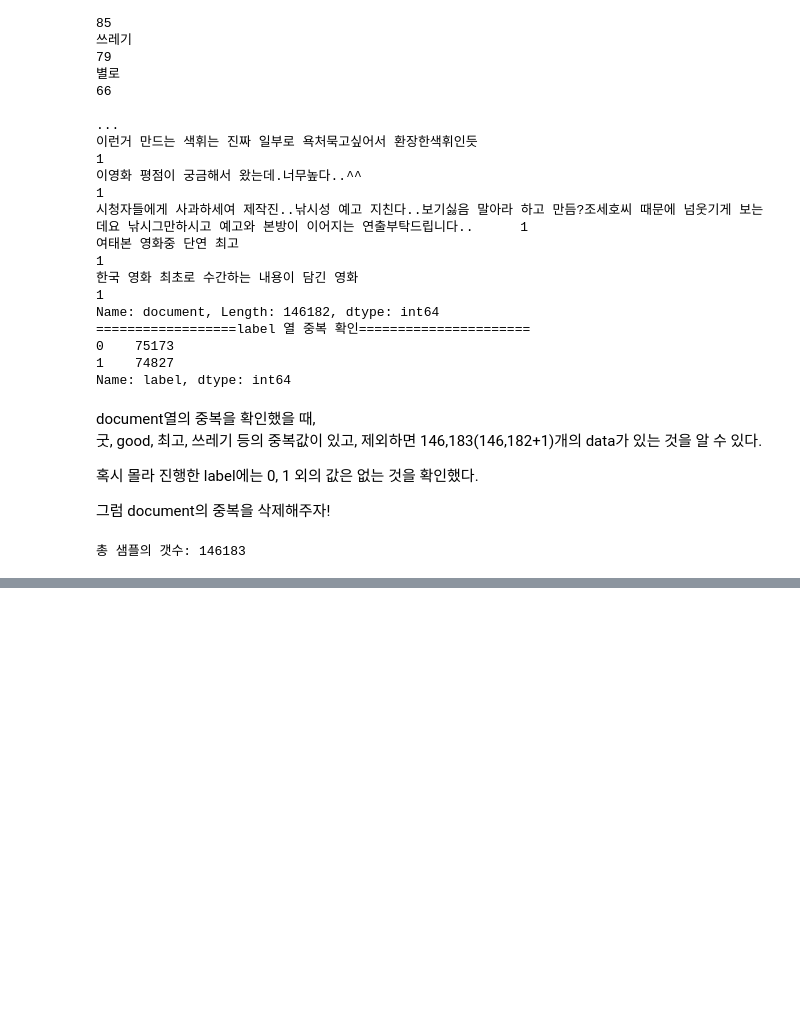
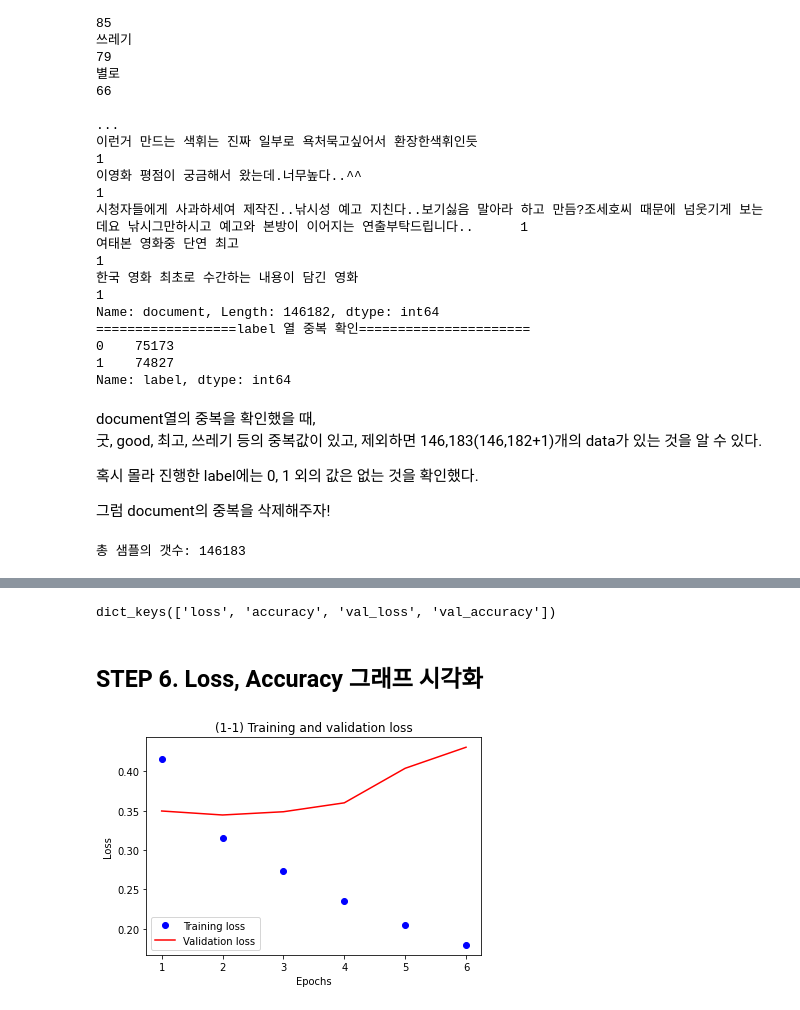
Before and after one commit to Chabbbbbo/EXPLORATION, a Jupyter notebook: EX-9/[EX-09]Sentiment Analysis of Naver Movie Review.ipynb, the cells around one changed output, grey strips where cells are left out. Drawn from its saved outputs; the diff is of its cells as text; code cells hidden in the pictures; blank space fills up the shorter version.

```diff
--- a/EX-9/[EX-09]Sentiment Analysis of Naver Movie Review.ipynb
+++ b/EX-9/[EX-09]Sentiment Analysis of Naver Movie Review.ipynb
@@ -158,0 +346,10 @@ print('총 샘플의 갯수:', len(train_data))
+# %%
+val_num = int(len(X_train) * 0.2)
+X_val = X_train[:val_num]
+part_X_train = X_train[val_num:]
+y_val = y_train[:val_num]
+part_y_train = y_train[val_num:]
+
+print('총 데이터 갯수 : {}'.format(len(X_train)))
+print('validation number : {}'.format(val_num))
+print('나눠준 데이터 셋 모양 : x_train{}, x_val{}, y_train{}, y_val{}'.format(part_X_train.shape, X_val.shape, part_y_train.shape, y_val.shape))
@@ -158,0 +416,13 @@ print('총 샘플의 갯수:', len(train_data))
+# %%
+es = EarlyStopping(monitor = 'val_loss', mode = 'min', verbose = 1, patience = 4)
+mc = ModelCheckpoint('best_model.h5', monitor='val_accuracy', mode='max', verbose=1, save_best_only=True)
+
+epochs = 20
+
+model_1.compile(optimizer = 'adam', loss = 'binary_crossentropy', metrics = ['accuracy'])
+history_1 = model_1.fit(part_X_train,
+                      part_y_train,
+                      epochs = epochs,
+                      callbacks = [es, mc],
+                      batch_size = 512,
+                      validation_data = (X_val, y_val))
@@ -158,0 +463,27 @@ print('총 샘플의 갯수:', len(train_data))
+# %%
+history_1_dict = history_1.history
+print(history_1_dict.keys())
+# %% [output]
+dict_keys(['loss', 'accuracy', 'val_loss', 'val_accuracy'])
+# %% [markdown]
+## STEP 6. Loss, Accuracy 그래프 시각화
+# %%
+acc = history_1_dict['accuracy']
+val_acc = history_1_dict['val_accuracy']
+loss = history_1_dict['loss']
+val_loss = history_1_dict['val_loss']
+
+epochs = range(1, len(acc) + 1)
+
+# "bo"는 "파란색 점"입니다
+plt.plot(epochs, loss, 'bo', label='Training loss')
+# b는 "파란 실선"입니다
+plt.plot(epochs, val_loss, 'r', label='Validation loss')
+plt.title('(1-1) Training and validation loss')
+plt.xlabel('Epochs')
+plt.ylabel('Loss')
+plt.legend()
+
+plt.show()
+# %% [output]
+[figure, added]
```
Also changed, not shown: parts of 81 cells of this notebook.
